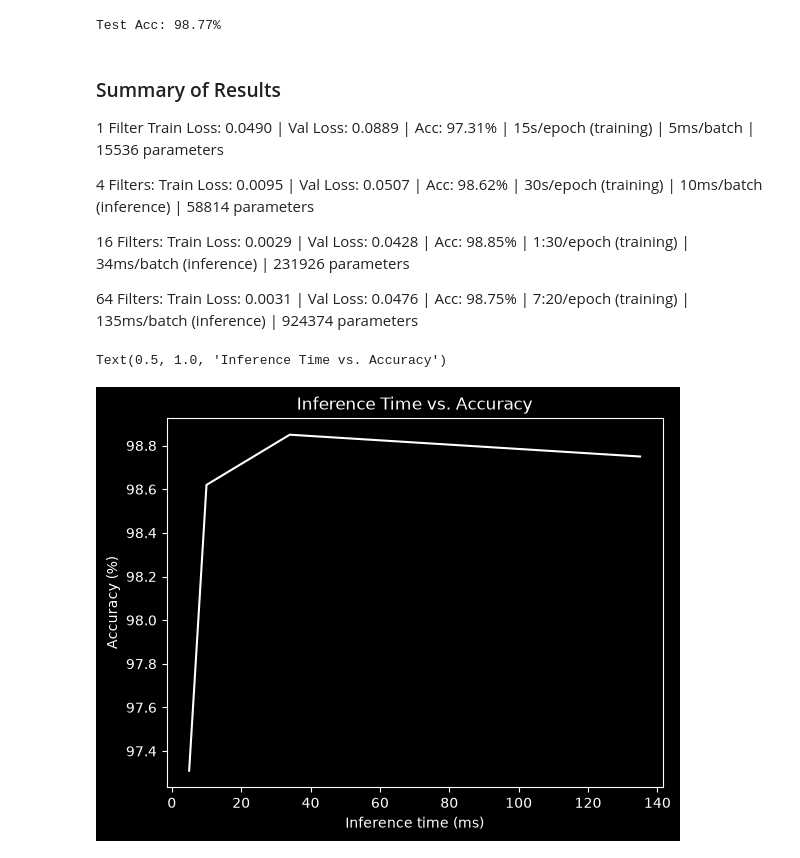
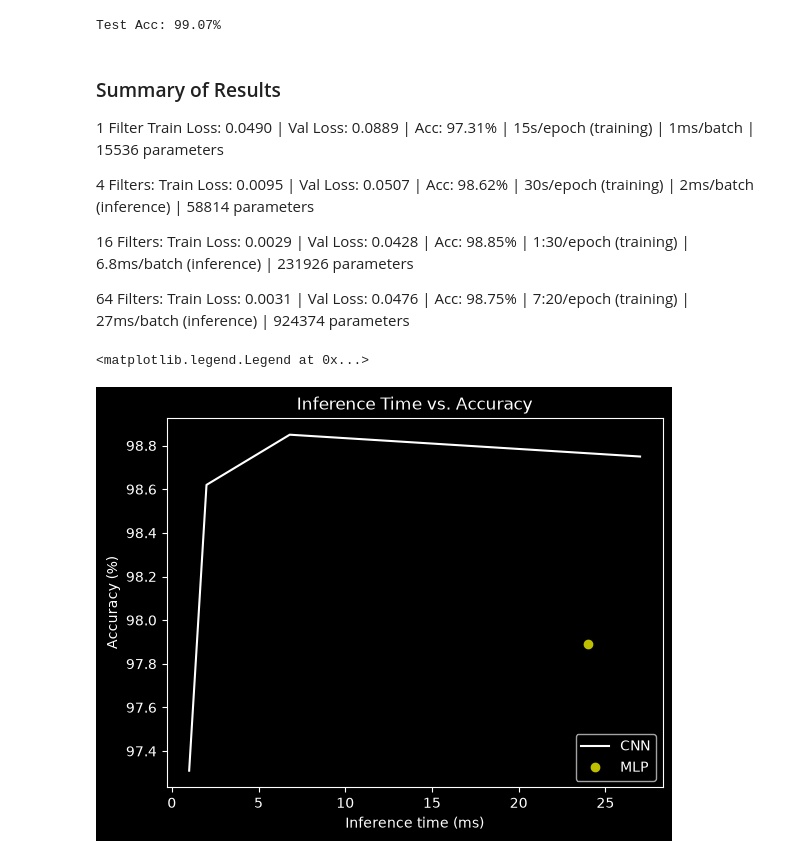
Before and after one commit to brien60/NN-From-Scratch, a Jupyter notebook: cnn.ipynb, the cells around one changed output. Drawn from its saved outputs; the diff is of its cells as text; code cells hidden in the pictures.

Commit message:
2 conv layers: 99% test accuracy

```diff
--- a/cnn.ipynb
+++ b/cnn.ipynb
@@ -47,7 +47,7 @@ x_train = x_train[:50000]
 y_train = y_train[:50000]
 # %%
 batch_size = 10
-num_filters = [1]
+num_filters = [16, 32]
 epochs = 30
 lr = 0.1
 weight_decay = 0
@@ -106,7 +106,7 @@ for i in range(epochs):
     train_loss += L2(model, optim) # L2 Regularization
     train_loss /= num_train_samples
 
-    avg_time = 1000 * total_time / (num_train_samples / batch_size)
+    avg_time = 1000 * total_time * batch_size / num_train_samples
 
     correct = 0.0
     num_val_samples = len(x_val)
@@ -122,7 +122,7 @@ for i in range(epochs):
         loss = batch_NLL(y, preds)
         val_loss += loss
 
-        correct += acc(y, preds)
+        correct += batch_acc(y, preds)
 
     val_acc = 100 * correct / num_val_samples
 
@@ -135,7 +135,7 @@ for i in range(epochs):
     epochs_list.append(i+1)
 
 
-    print(f"Epoch: {i+1} | Train Loss: {train_loss:.4f} | Val Loss: {val_loss:.4f} | Acc: {val_acc:.2f}% | Time/batch: {total_time:.2f}ms/batch")
+    print(f"Epoch: {i+1} | Train Loss: {train_loss:.4f} | Val Loss: {val_loss:.4f} | Acc: {val_acc:.2f}% | Time/batch: {avg_time:.2f}ms/batch")
 
     plt.clf()
     plt.style.use("dark_background")
@@ -169,33 +183,36 @@ for start in range(0, num_test_samples, batch_size):
     x, y = np.stack(x_test[start:end]), np.stack(y_test[start:end])
 
     preds = model(x)
-    correct += acc(y, preds)
+    correct += batch_acc(y, preds)
 
 test_acc = 100 * correct / num_test_samples
 
 
 print(f"Test Acc: {test_acc:.2f}%")
 # %% [output]
-Test Acc: 98.77%
+Test Acc: 99.07%
 # %% [markdown]
 ### Summary of Results
 
 1 Filter
-Train Loss: 0.0490 | Val Loss: 0.0889 | Acc: 97.31% | 15s/epoch (training) | 5ms/batch | 15536 parameters
+Train Loss: 0.0490 | Val Loss: 0.0889 | Acc: 97.31% | 15s/epoch (training) | 1ms/batch | 15536 parameters
 
 4 Filters:
-Train Loss: 0.0095 | Val Loss: 0.0507 | Acc: 98.62% | 30s/epoch (training) | 10ms/batch (inference) | 58814 parameters
+Train Loss: 0.0095 | Val Loss: 0.0507 | Acc: 98.62% | 30s/epoch (training) | 2ms/batch (inference) | 58814 parameters
 
 16 Filters:
-Train Loss: 0.0029 | Val Loss: 0.0428 | Acc: 98.85% | 1:30/epoch (training) | 34ms/batch (inference) | 231926 parameters
+Train Loss: 0.0029 | Val Loss: 0.0428 | Acc: 98.85% | 1:30/epoch (training) | 6.8ms/batch (inference) | 231926 parameters
 
 64 Filters:
-Train Loss: 0.0031 | Val Loss: 0.0476 | Acc: 98.75% | 7:20/epoch (training) | 135ms/batch (inference) | 924374 parameters
+Train Loss: 0.0031 | Val Loss: 0.0476 | Acc: 98.75% | 7:20/epoch (training) | 27ms/batch (inference) | 924374 parameters
 # %%
-plt.plot([5, 10, 34, 135], [97.31, 98.62, 98.85, 98.75], c = 'white')
+plt.plot([1, 2, 6.8, 27], [97.31, 98.62, 98.85, 98.75], c = 'white', label = "CNN")
 plt.xlabel("Inference time (ms)")
 plt.ylabel("Accuracy (%)")
 plt.title("Inference Time vs. Accuracy")
+
+plt.plot([24], [97.89], 'yo', label = "MLP")
+plt.legend()
 # %% [output]
-Text(0.5, 1.0, 'Inference Time vs. Accuracy')
+<matplotlib.legend.Legend at 0x...>
-[figure, old version]
+[figure, new version]
```
Also changed, not shown: parts of 1 cell of this notebook, 3 other files.
